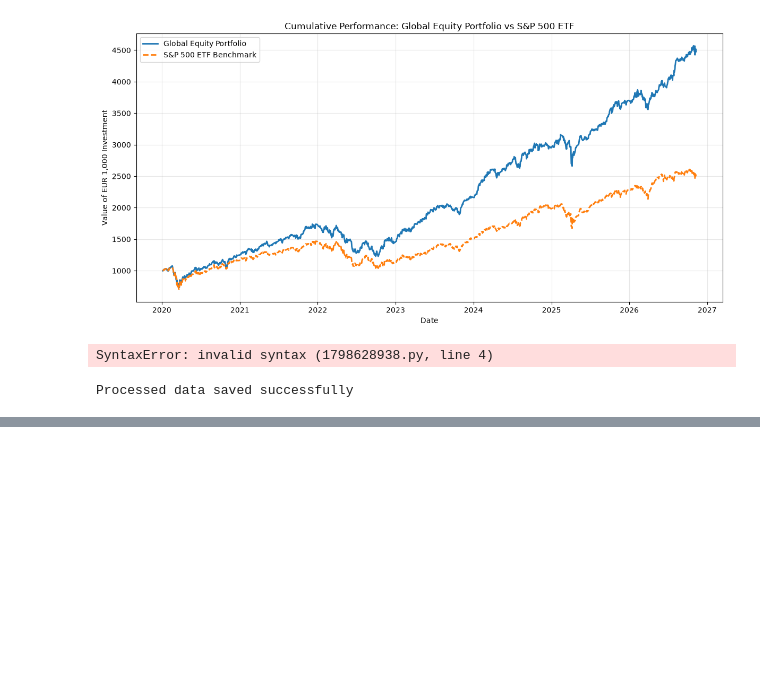
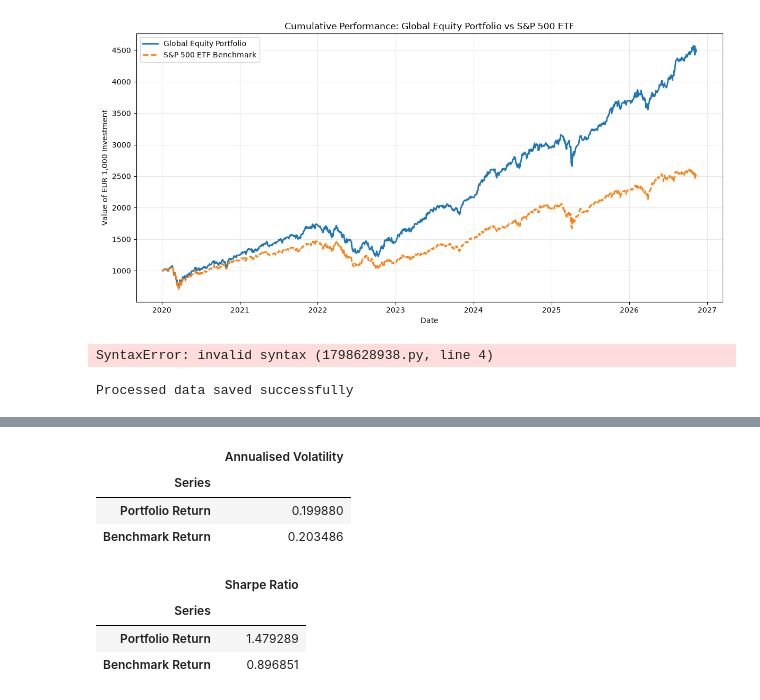
Before and after one commit to Anoyjit/equity-portfolio-intelligence, a Jupyter notebook: notebooks/02_download_market_data.ipynb, the cells around one changed output, grey strips where cells are left out. Drawn from its saved outputs; the diff is of its cells as text; code cells hidden in the pictures; blank space fills up the shorter version.

```diff
--- a/notebooks/02_download_market_data.ipynb
+++ b/notebooks/02_download_market_data.ipynb
@@ -362,0 +406,34 @@ Processed data saved successfully
+# %%
+#Calculate daily volatility using standard deviation
+daily_volatility = performance_data.std(ddof=1)
+
+#Annualised volatility
+annualised_volatility = daily_volatility * np.sqrt(trading_days_per_year)
+
+#Display results
+annualised_volatility = annualised_volatility.to_frame(name="Annualised Volatility")
+annualised_volatility.index.name = "Series"
+annualised_volatility
+# %% [output]
+|  | Annualised Volatility |
+| Series |  |
+| Portfolio Return | 0.199880 |
+| Benchmark Return | 0.203486 |
+# %%
+#Set the risk-free rate
+risk_free_rate = 0.00
+
+#Calculate Sharpe ratio
+sharpe_ratio = (
+    (annualised_return["Annualised Return"]- risk_free_rate) / annualised_volatility["Annualised Volatility"]
+)
+
+#Display results
+sharpe_ratio = sharpe_ratio.to_frame(name="Sharpe Ratio")
+sharpe_ratio.index.name = "Series"
+sharpe_ratio
+# %% [output]
+|  | Sharpe Ratio |
+| Series |  |
+| Portfolio Return | 1.479289 |
+| Benchmark Return | 0.896851 |
```
Also changed, not shown: parts of 7 cells of this notebook, 2 other files.
